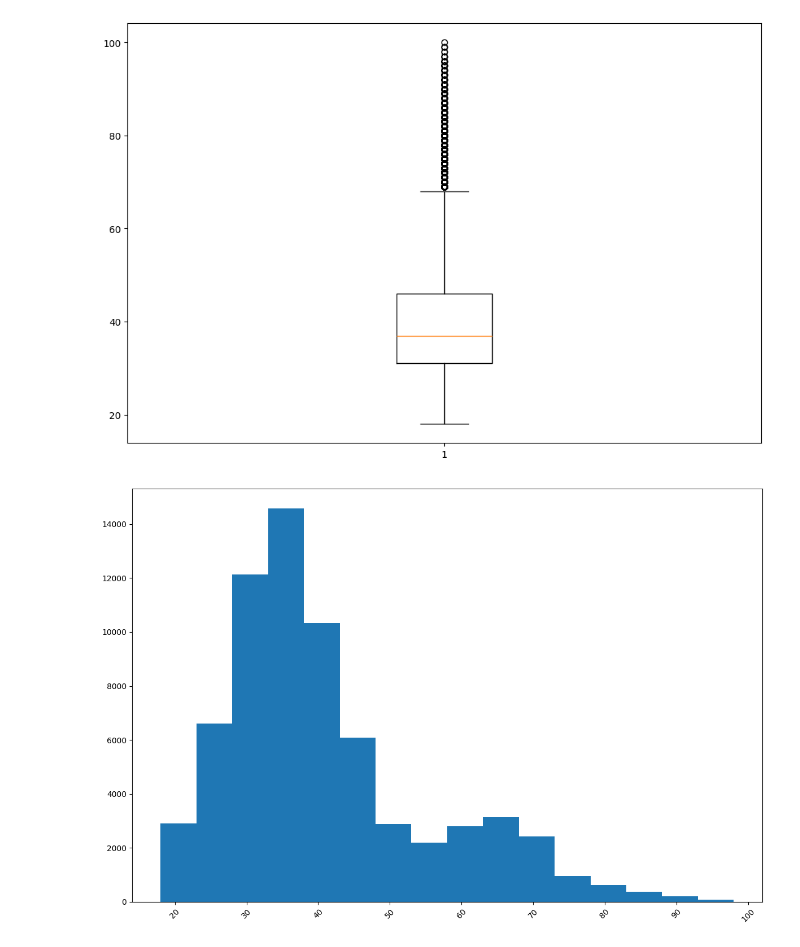
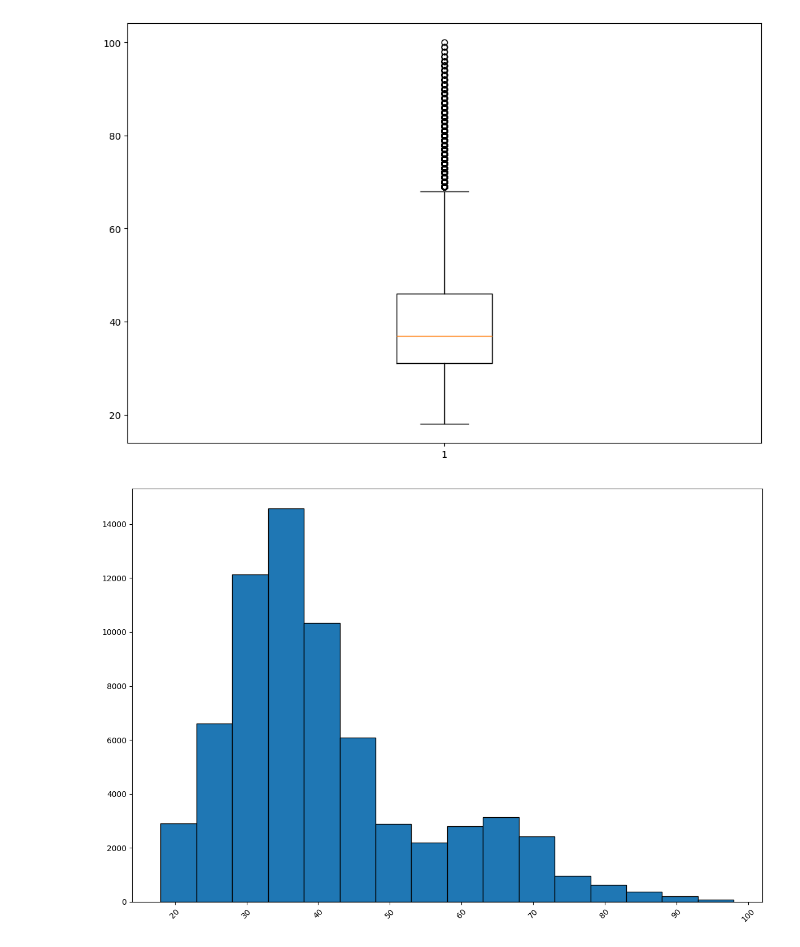
Before and after one commit to Vektor79/Zadania, a Jupyter notebook: 05_Wykresy/Materiały_na_zjazd/02_Wykresy/03_Zaawansowane wykresy/3_Wrocławski budżet partycypacyjny.ipynb, the cells around one changed output. Drawn from its saved outputs; the diff is of its cells as text; code cells hidden in the pictures.

```diff
--- a/05_Wykresy/Materiały_na_zjazd/02_Wykresy/03_Zaawansowane wykresy/3_Wrocławski budżet partycypacyjny.ipynb
+++ b/05_Wykresy/Materiały_na_zjazd/02_Wykresy/03_Zaawansowane wykresy/3_Wrocławski budżet partycypacyjny.ipynb
@@ -108,23 +108,23 @@ plt.show()
 # %%
 fig, ax = plt.subplots(figsize=(12, 8))
 
 # wzór ile ma być "koszyków" w zbiorze czyli tych przedziałów na osi
 # bins = range(18, 100, 5)
 # robię sobie z tego listę i wrzucam do bins w histogramie(ax.hist)
 
 bins = list(range(18, 100, 5))
 
-ax.hist(df["Wiek"], bins=bins)
-
+ax.hist(df["Wiek"], bins=bins, edgecolor="black")
+# edgecolor do tego że jak słupki "się dotykają" to edgecolor je rozdzieli
 
 
 
 
 
 
 plt.xticks(rotation=45)
 
 plt.tight_layout()
 plt.show()
 # %% [output]
-[figure, old version]
+[figure, new version]
```
